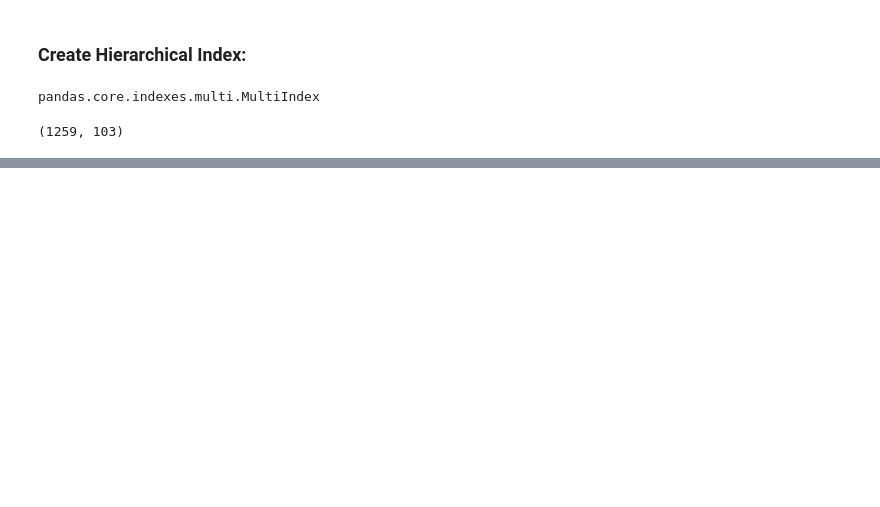
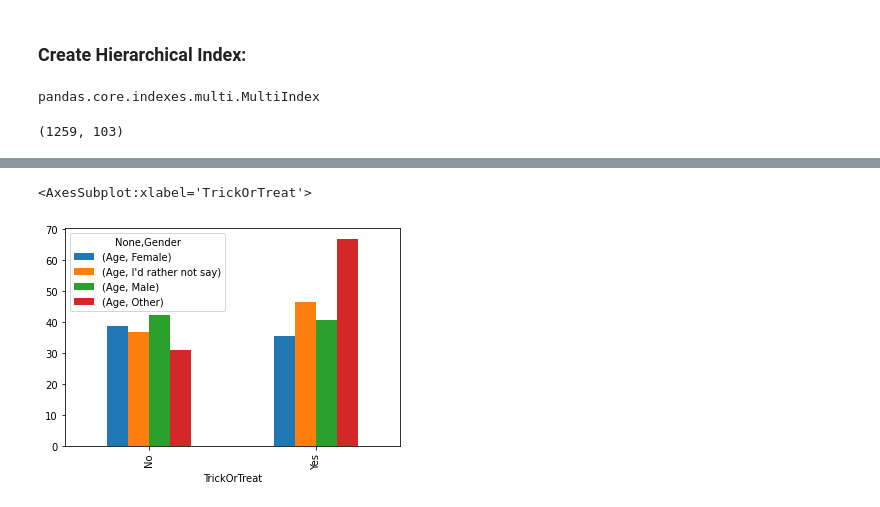
Before and after one commit to ScottBreitbach/DSC540, a Jupyter notebook: Weeks7-8/Test2.ipynb, the cells around one changed output, grey strips where cells are left out. Saved outputs shown, nothing was run; the diff lists cells and outputs as text; code cells hidden in the pictures; blank space fills up the shorter version.

```diff
--- a/Weeks7-8/Test2.ipynb
+++ b/Weeks7-8/Test2.ipynb
@@ -147,0 +220,2 @@ dfLite.iloc[0:3, 0:6]
+# %%
+dfAge[dfAge['Age'].str.isnumeric() == False] = np.nan
@@ -147,0 +226,2 @@ dfLite.iloc[0:3, 0:6]
+# %%
+dfAge[dfAge['Age'] > 122] = np.nan
@@ -147,0 +232,2 @@ dfLite.iloc[0:3, 0:6]
+# %%
+dfLite['Age'] = pd.to_numeric(dfAge['Age'])
@@ -182,0 +291,2 @@ dfIndexed.loc[('Yes', 'Male', 40)]
+# %%
+pivotDF = dfLite.copy()
@@ -182,0 +312,5 @@ dfIndexed.loc[('Yes', 'Male', 40)]
+# %%
+pd.pivot_table(pivotDF, index='TrickOrTreat', columns='Gender').plot(kind='bar')
+# %% [output]
+<AxesSubplot:xlabel='TrickOrTreat'>
+[figure, added]
```
Also changed, not shown: parts of 42 cells of this notebook, 1 other file.
